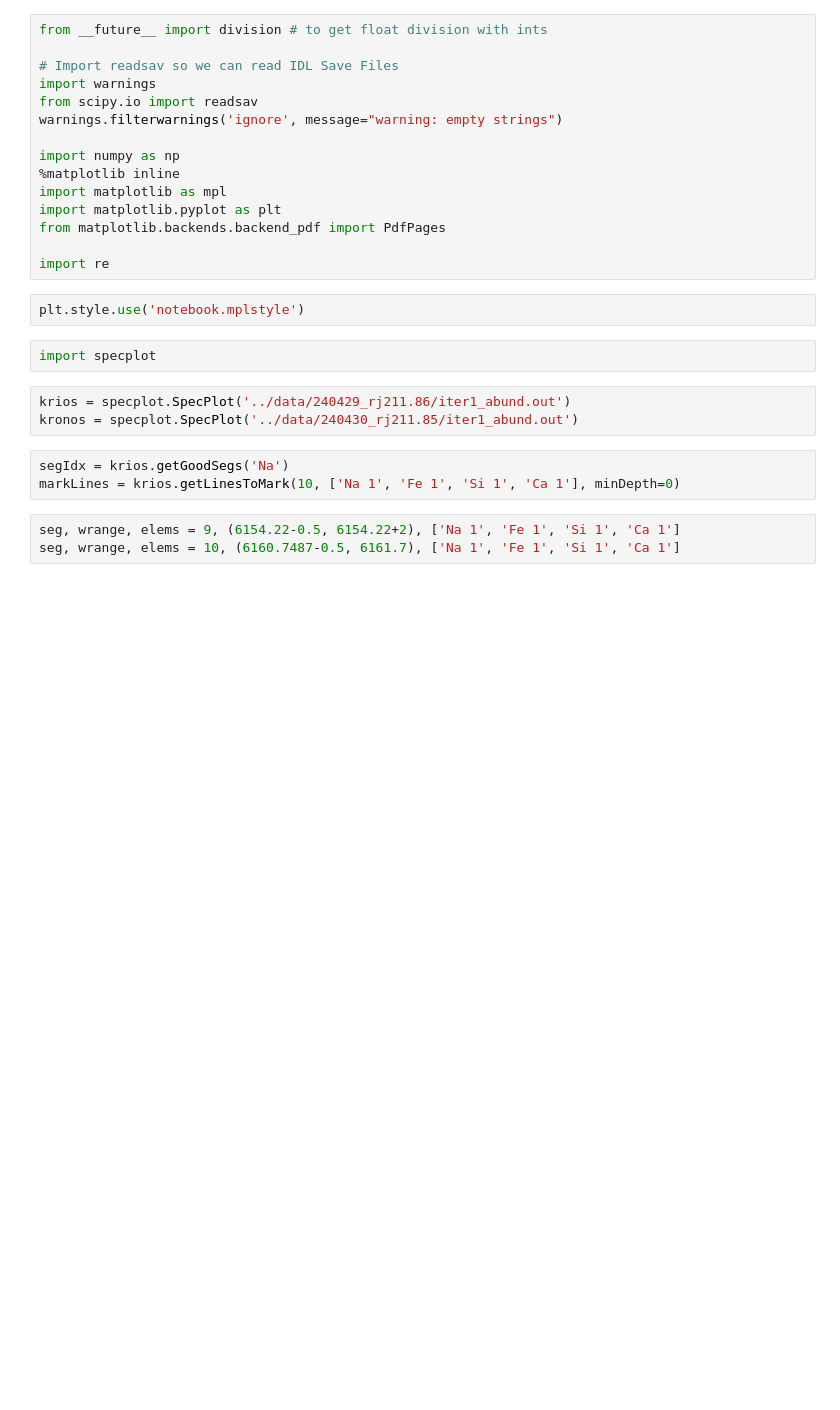
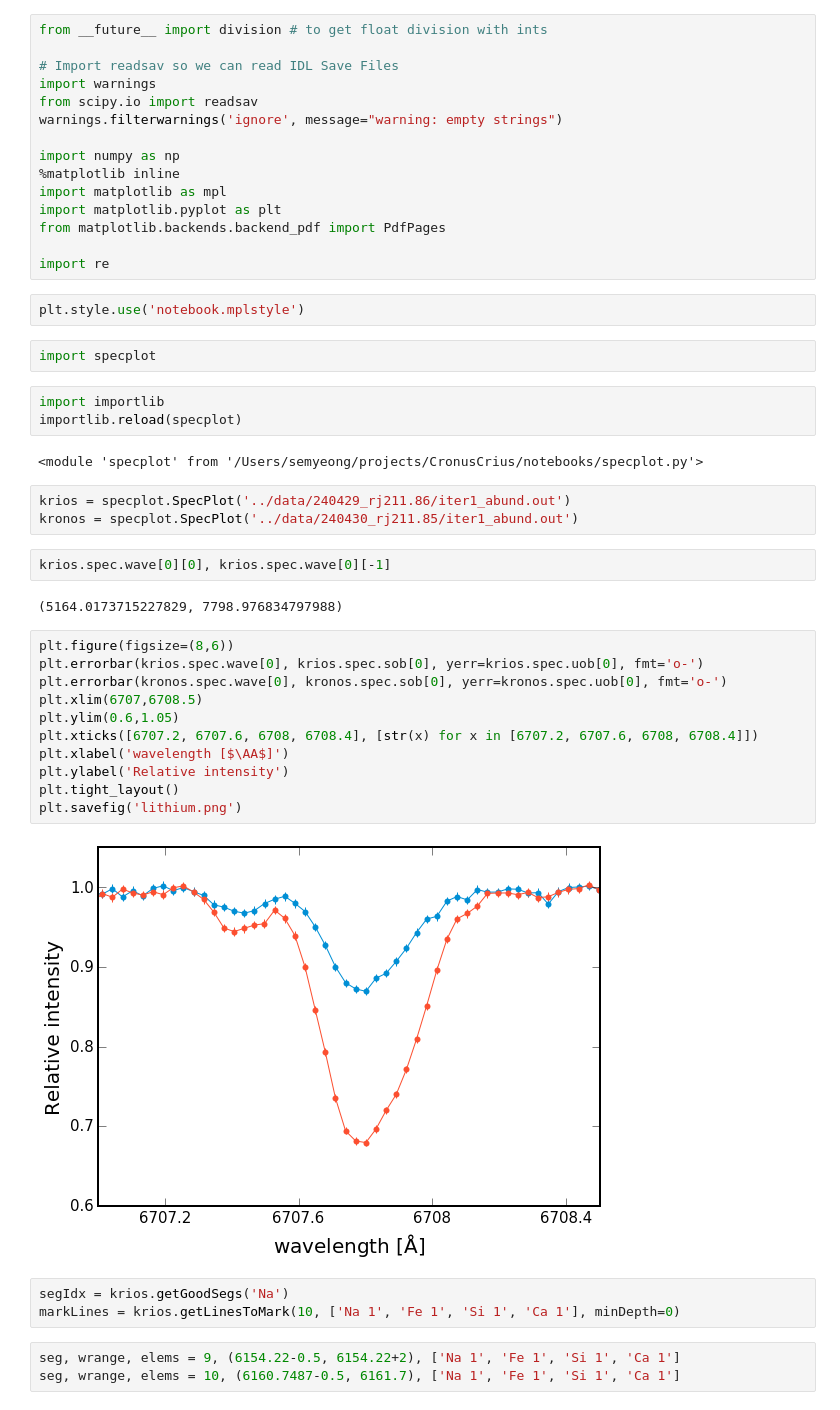
Before and after one commit to smoh/Group1199, a Jupyter notebook: notebooks/make_spec_plots.ipynb, the cells around one changed output. Cells and saved outputs as stored; diff of their text form; blank space fills up the shorter version.

Commit message:
Revise spectra plots
- Make y tick at 1 visible in ratio plots.
- Separate lithium line.
- Make wavelength ranges compatible in all subpanels.

```diff
--- a/notebooks/make_spec_plots.ipynb
+++ b/notebooks/make_spec_plots.ipynb
@@ -28,9 +30,31 @@ import re
 plt.style.use('notebook.mplstyle')
 # %%
 import specplot
+# %%
+import importlib
+importlib.reload(specplot)
+# %% [output]
+<module 'specplot' from '/Users/semyeong/projects/CronusCrius/notebooks/specplot.py'>
 # %%
 krios = specplot.SpecPlot('../data/240429_rj211.86/iter1_abund.out')
 kronos = specplot.SpecPlot('../data/240430_rj211.85/iter1_abund.out')
+# %%
+krios.spec.wave[0][0], krios.spec.wave[0][-1]
+# %% [output]
+(5164.0173715227829, 7798.976834797988)
+# %%
+plt.figure(figsize=(8,6))
+plt.errorbar(krios.spec.wave[0], krios.spec.sob[0], yerr=krios.spec.uob[0], fmt='o-')
+plt.errorbar(kronos.spec.wave[0], kronos.spec.sob[0], yerr=kronos.spec.uob[0], fmt='o-')
+plt.xlim(6707,6708.5)
+plt.ylim(0.6,1.05)
+plt.xticks([6707.2, 6707.6, 6708, 6708.4], [str(x) for x in [6707.2, 6707.6, 6708, 6708.4]])
+plt.xlabel('wavelength [$\AA$]')
+plt.ylabel('Relative intensity')
+plt.tight_layout()
+plt.savefig('lithium.png')
+# %% [output]
+[figure, added]
 # %%
 segIdx = krios.getGoodSegs('Na')
 markLines = krios.getLinesToMark(10, ['Na 1', 'Fe 1', 'Si 1', 'Ca 1'], minDepth=0)
```
Also changed, not shown: parts of 8 cells of this notebook, 4 other files.
